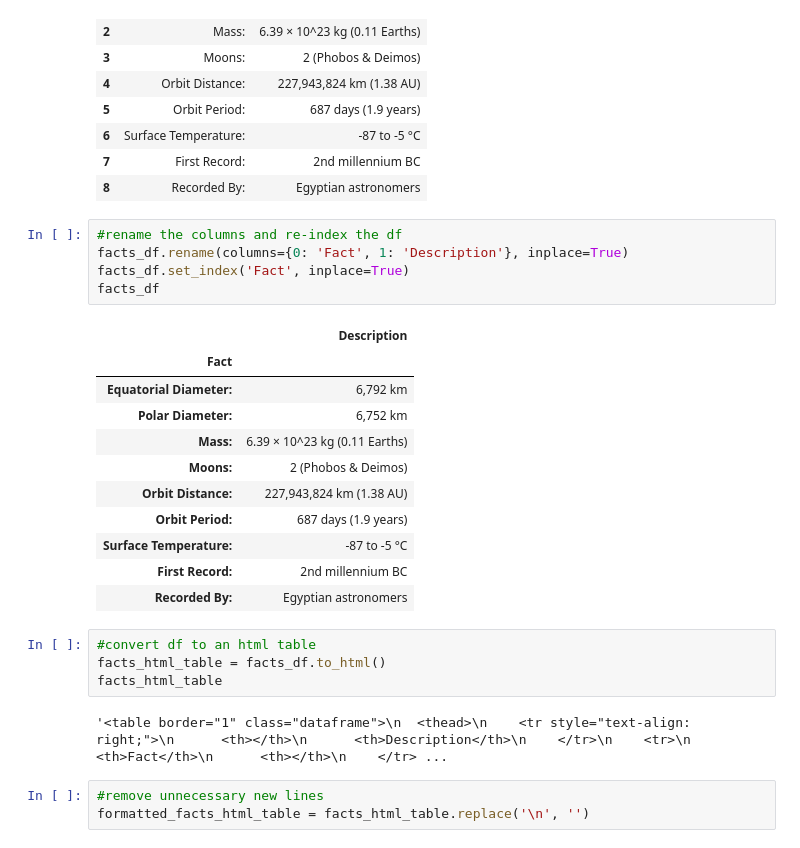
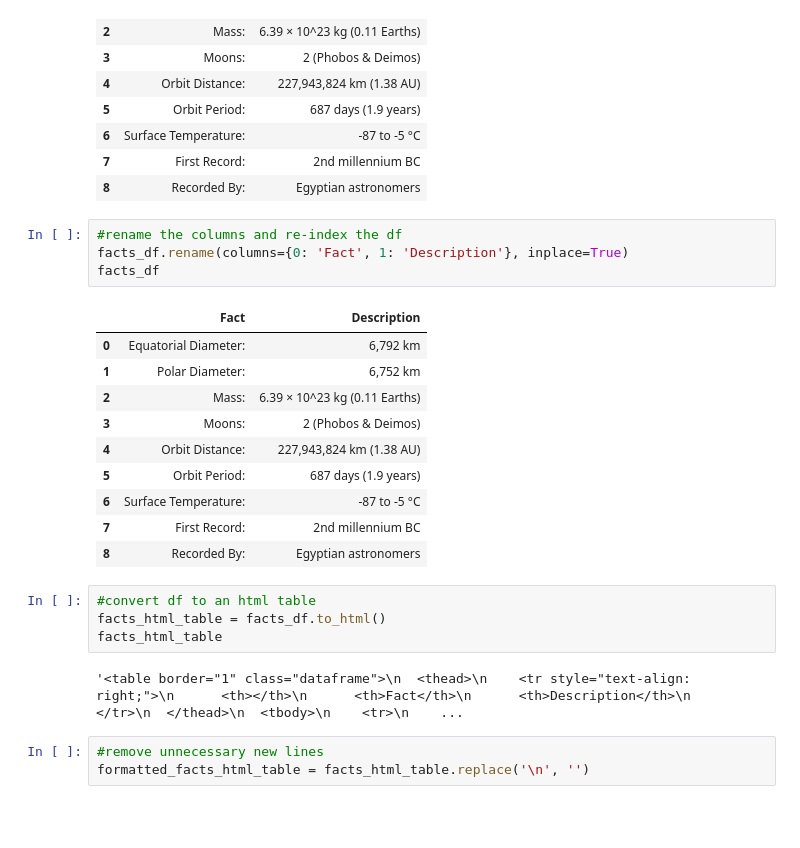
Before and after one commit to zarzarbinks0702/Missions-To-Mars-Web-Scraping, a Jupyter notebook: Missions_to_Mars/mission_to_mars.ipynb, the cells around one changed output. Cells and saved outputs as stored; diff of their text form; blank space fills up the shorter version.

Commit message:
fix alignment issue

```diff
--- a/Missions_to_Mars/mission_to_mars.ipynb
+++ b/Missions_to_Mars/mission_to_mars.ipynb
@@ -117,26 +117,24 @@ facts_df
 # %%
 #rename the columns and re-index the df
 facts_df.rename(columns={0: 'Fact', 1: 'Description'}, inplace=True)
-facts_df.set_index('Fact', inplace=True)
 facts_df
 # %% [output]
-|  | Description |
-| Fact |  |
-| Equatorial Diameter: | 6,792 km |
-| Polar Diameter: | 6,752 km |
-| Mass: | 6.39 × 10^23 kg (0.11 Earths) |
-| Moons: | 2 (Phobos & Deimos) |
-| Orbit Distance: | 227,943,824 km (1.38 AU) |
-| Orbit Period: | 687 days (1.9 years) |
-| Surface Temperature: | -87 to -5 °C |
-| First Record: | 2nd millennium BC |
-| Recorded By: | Egyptian astronomers |
+|  | Fact | Description |
+| 0 | Equatorial Diameter: | 6,792 km |
+| 1 | Polar Diameter: | 6,752 km |
+| 2 | Mass: | 6.39 × 10^23 kg (0.11 Earths) |
+| 3 | Moons: | 2 (Phobos & Deimos) |
+| 4 | Orbit Distance: | 227,943,824 km (1.38 AU) |
+| 5 | Orbit Period: | 687 days (1.9 years) |
+| 6 | Surface Temperature: | -87 to -5 °C |
+| 7 | First Record: | 2nd millennium BC |
+| 8 | Recorded By: | Egyptian astronomers |
 # %%
 #convert df to an html table
 facts_html_table = facts_df.to_html()
 facts_html_table
 # %% [output]
-'<table border="1" class="dataframe">\n  <thead>\n    <tr style="text-align: right;">\n      <th></th>\n      <th>Description</th>\n    </tr>\n    <tr>\n      <th>Fact</th>\n      <th></th>\n    </tr> ...
+'<table border="1" class="dataframe">\n  <thead>\n    <tr style="text-align: right;">\n      <th></th>\n      <th>Fact</th>\n      <th>Description</th>\n    </tr>\n  </thead>\n  <tbody>\n    <tr>\n    ...
 # %%
 #remove unnecessary new lines
 formatted_facts_html_table = facts_html_table.replace('\n', '')
```
Also changed, not shown: 1 other file.
